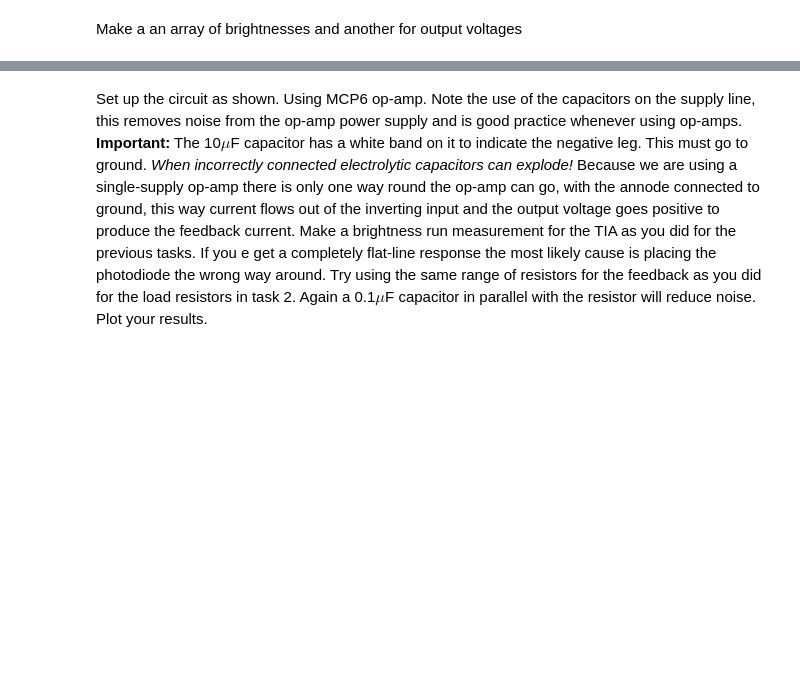
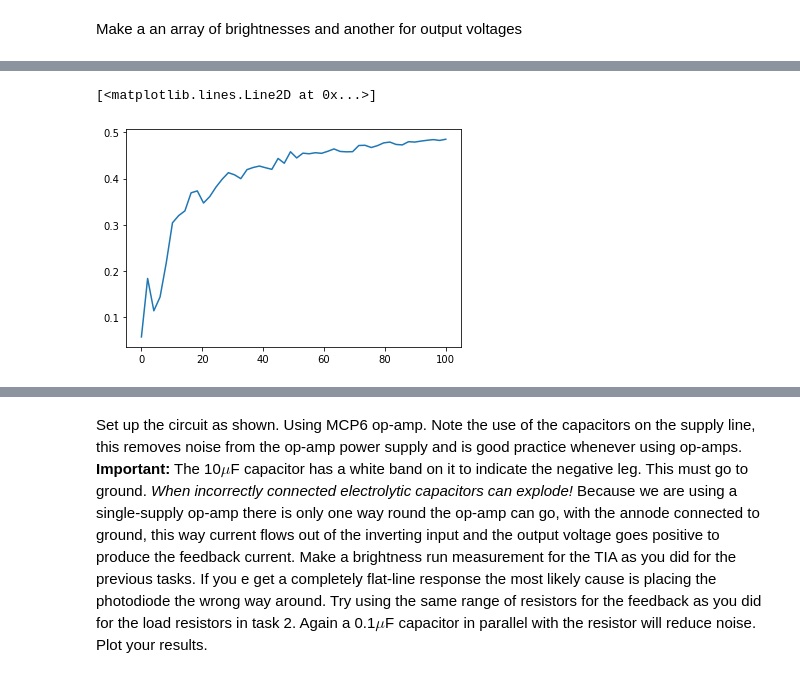
Before and after one commit to jhoyland/PHYS3710F22, a Jupyter notebook: Lab2.ipynb, the cells around one changed output, grey strips where cells are left out. Drawn from its saved outputs; the diff is of its cells as text; code cells hidden in the pictures; blank space fills up the shorter version.

```diff
--- a/Lab2.ipynb
+++ b/Lab2.ipynb
@@ -83,0 +107,12 @@ Make a plot containing the open circuit brightness-voltage curve as well as thes
+# %%
+trinket.ledOn()
+for i,b in enumerate(brightness):
+    ser.reset_input_buffer()
+    trinket.ledSetBrightness(b)
+    voltage10k[i] = averageVoltage(5)
+trinket.ledOff()
+# %%
+plt.plot(brightness,voltage10k)
+# %% [output]
+[<matplotlib.lines.Line2D at 0x...>]
+[figure, added]
```
Also changed, not shown: parts of 14 cells of this notebook.
